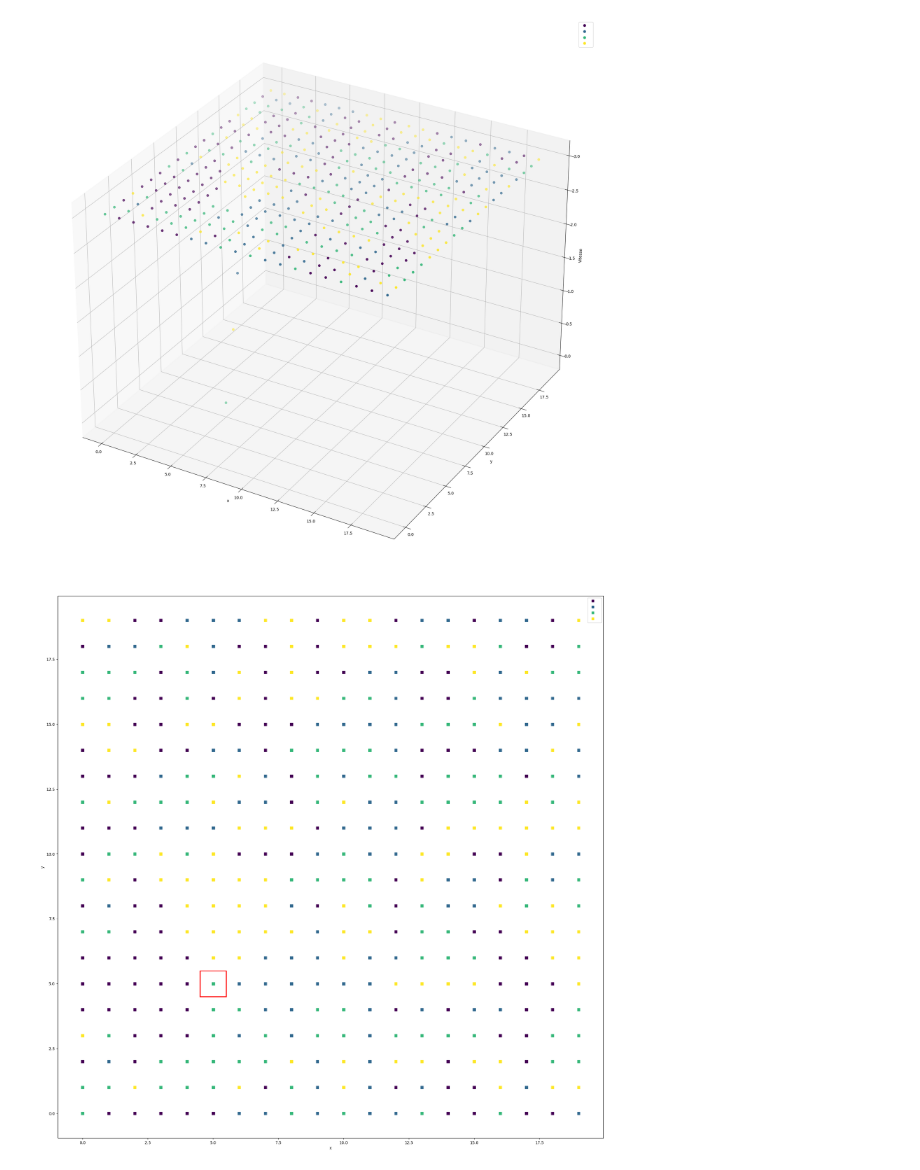
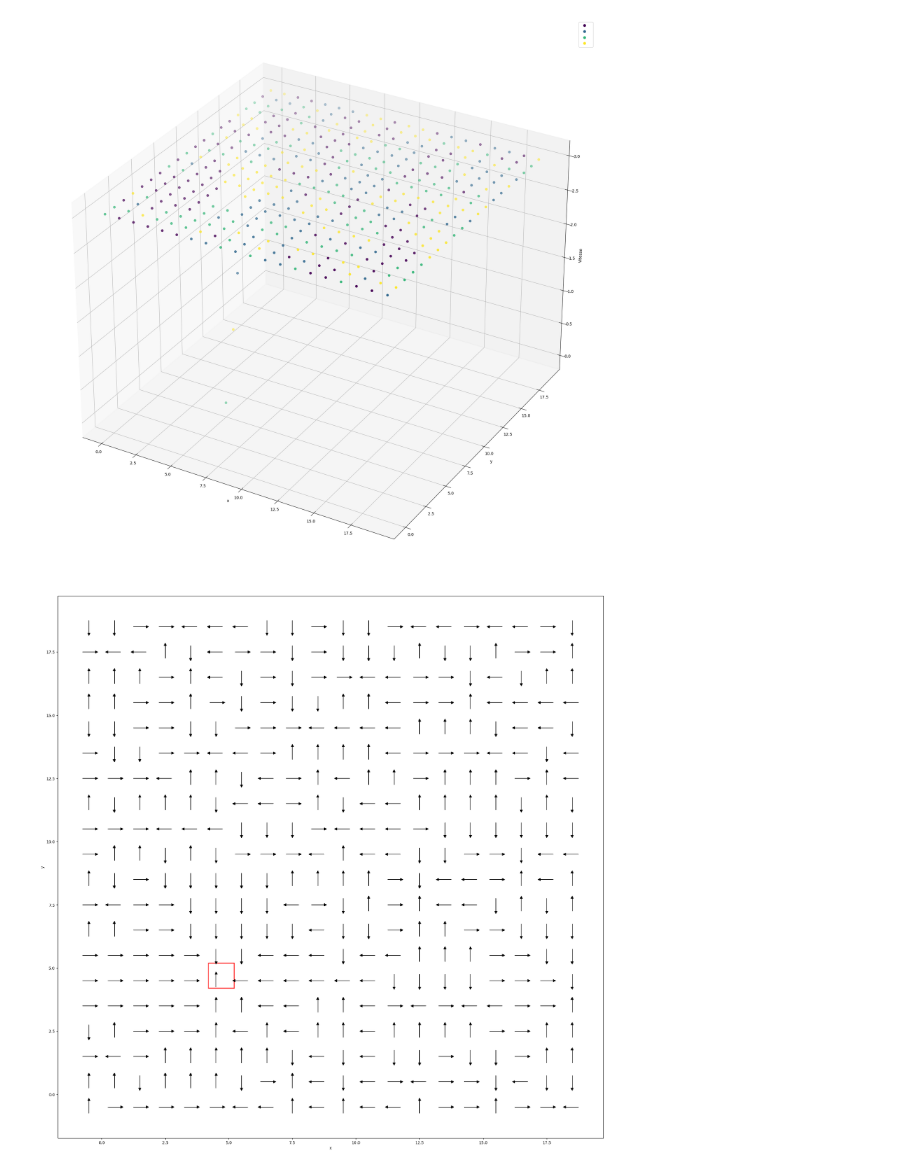
Before and after one commit to tommy-21/RL-final-project, a Jupyter notebook: Q_learning.ipynb, the cells around one changed output. Drawn from its saved outputs; the diff is of its cells as text; code cells hidden in the pictures.

Commit message:
graphique

```diff
--- a/Q_learning.ipynb
+++ b/Q_learning.ipynb
@@ -201,18 +209,28 @@ plt.legend(handles=scatter.legend_elements()[0])
 plt.show()
 # %% [output]
 [figure]
-# %%
-import matplotlib
-fig,ax = plt.subplots(figsize=(25,25))
-xrect=goal_x-0.5
-yrect=goal_y-0.5
-ANGLES=["1","2","3","4"]
-scatter=ax.scatter(DF_graphique.Pos_x,DF_graphique.Pos_y,c=DF_graphique.angle_pris,s=50,marker="s")
-rect1 = matplotlib.patches.Rectangle((xrect,yrect), 1,1, color='red', fc = 'none',lw = 2)
-ax.add_patch(rect1)
-ax.set_xlabel('x')
-ax.set_ylabel('y')
-plt.legend(handles=scatter.legend_elements()[0])
-plt.show()
-# %% [output]
-[figure, removed]
+# %%
+import matplotlib
+fig,ax = plt.subplots(figsize=(25,25))
+xrect=goal_x-0.80
+yrect=goal_y-0.80
+ANGLES=["1","2","3","4"]
+rect1 = matplotlib.patches.Rectangle((xrect,yrect), 1,1, color='red', fc = 'none',lw = 2)
+ax.add_patch(rect1)
+ax.set_xlabel('x')
+ax.set_ylabel('y')
+for row in DF_graphique.itertuples():
+       direction=row.angle_pris
+       i=row.Pos_x
+       j=row.Pos_y
+       if direction == 2:  # Déplacement vers la gauche
+           plt.arrow(i-0.25, j-0.5, dx=-0.5,dy=0, head_width=0.1, head_length=0.1, fc='k', ec='k')
+       elif direction == 1:  # Déplacement vers la droite
+           plt.arrow(i-0.75, j-0.5, dx=0.5, dy=0, head_width=0.1, head_length=0.1, fc='k', ec='k')
+       elif direction == 3:  # Déplacement vers le haut
+           plt.arrow(i-0.5, j-0.75, dx=0, dy=0.5, head_width=0.1, head_length=0.1, fc='k', ec='k')
+       elif direction == 4:  # Déplacement vers le bas
+           plt.arrow(i-0.5, j-0.25, dx=0, dy=-0.5, head_width=0.1, head_length=0.1, fc='k', ec='k')
+plt.show()
+# %% [output]
+[figure, added]
```
Also changed, not shown: parts of 1 cell of this notebook.
